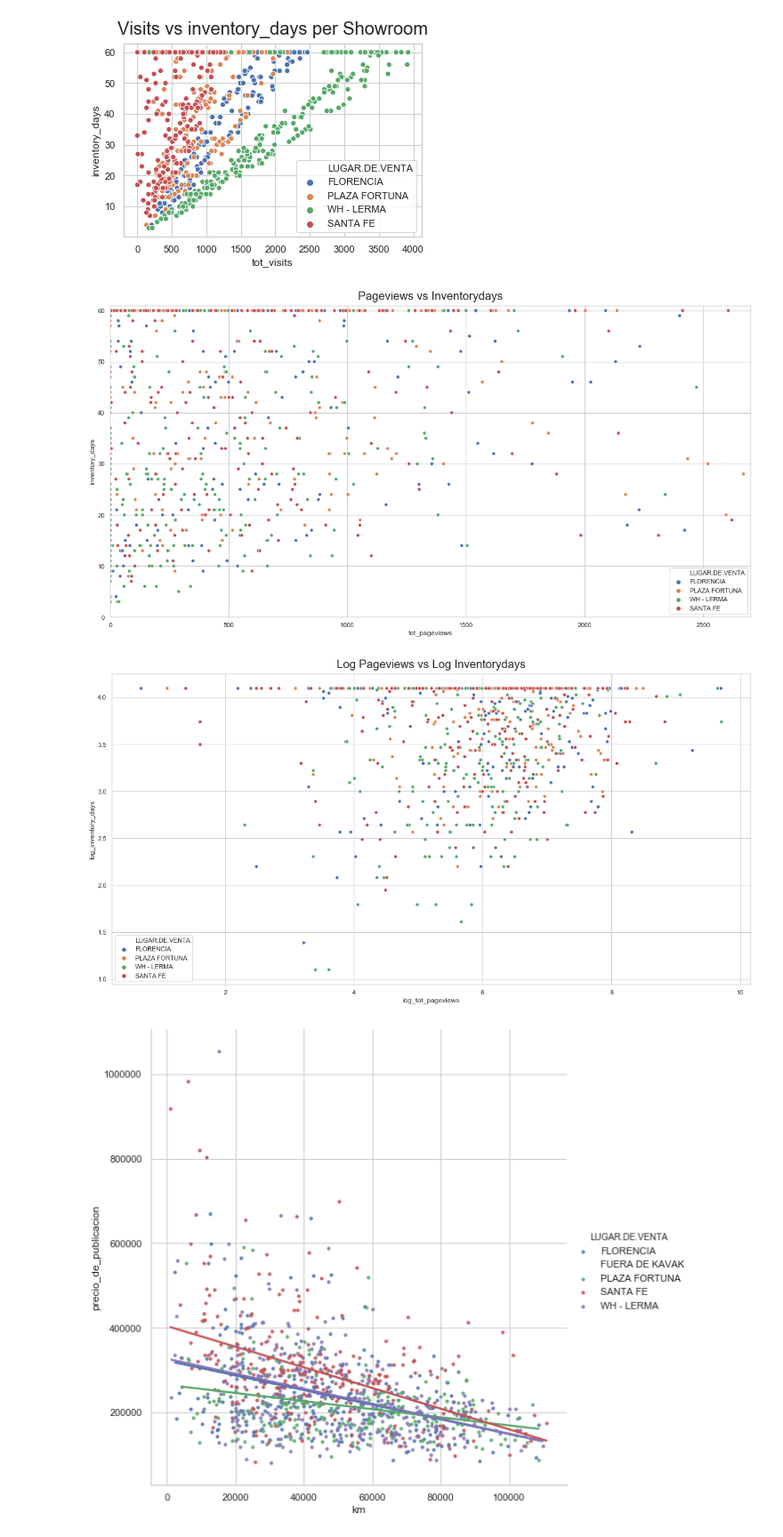
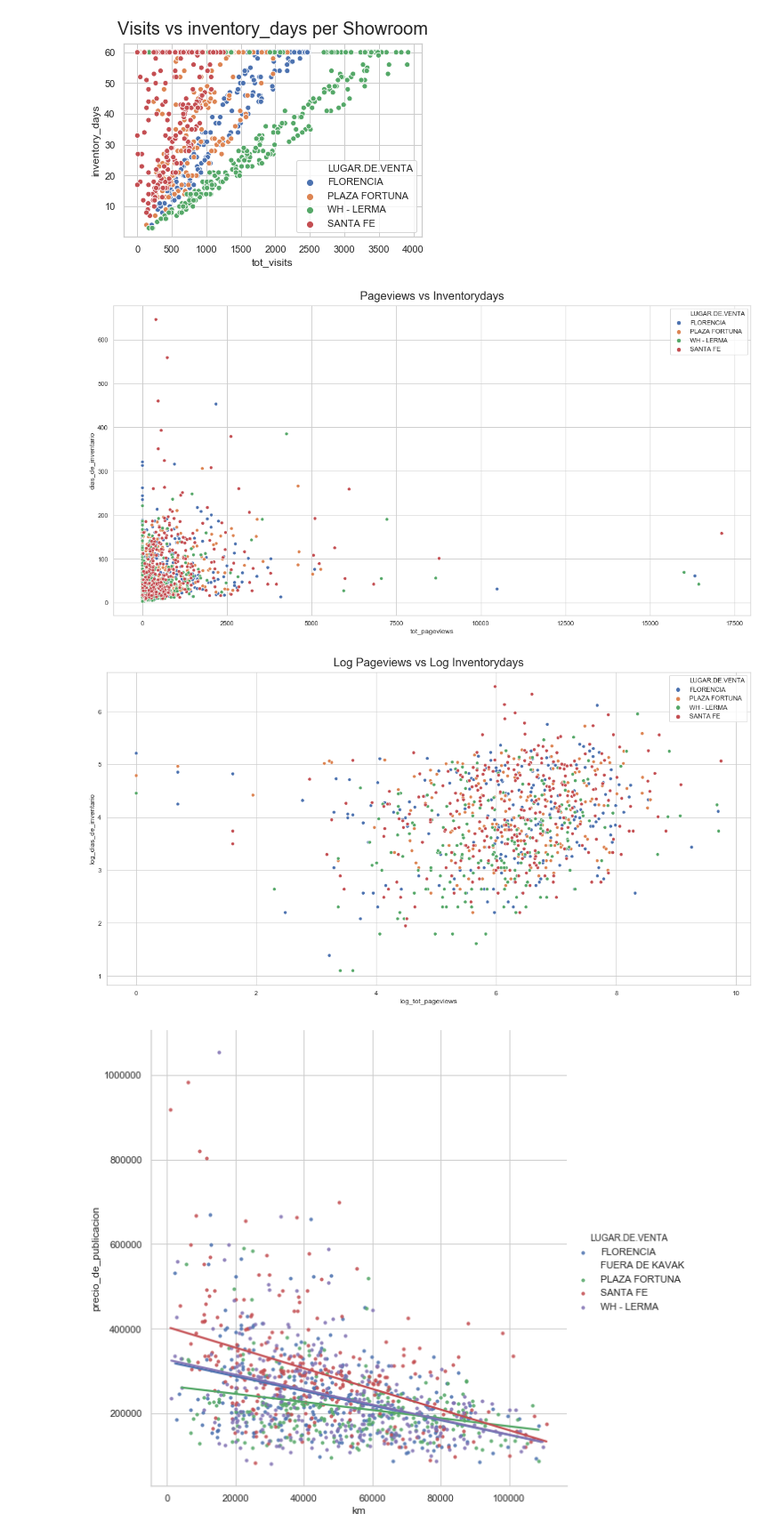
Before and after one commit to mexico-team-5/showrooms-data-analysis, a Jupyter notebook: EDA_edgar.ipynb, the cells around one changed output. Shown at 89% size. Cells and saved outputs as stored; diff of their text form; code cells hidden in the pictures.

```diff
--- a/EDA_edgar.ipynb
+++ b/EDA_edgar.ipynb
@@ -119,10 +119,10 @@ for indice_fila, fila in SS.iterrows():
     invdays=SS.loc[indice_fila,'dias_de_inventario']
     invdays=int(invdays)
     firstdate = lastdate-datetime.timedelta(days=invdays)
-    if invdays>=60:
-        invdays=60
-    else:
-        invdays
+    #if invdays>=60:
+    #    invdays=60
+    #else:
+    #    invdays
     newlastday = firstdate+datetime.timedelta(days=invdays)
     pv = OPV[(OPV['stock_id']==stockid) & (OPV['opvdatetime']<=newlastday)]
     value=pv['#pageviews'].sum()
@@ -137,10 +137,10 @@ for indice_fila, fila in SS.iterrows():
     invdays=SS.loc[indice_fila,'dias_de_inventario']
     invdays=int(invdays)
     firstdate = lastdate-datetime.timedelta(days=invdays)
-    if invdays>=60:
-        invdays=60
-    else:
-        invdays
+    #if invdays>=60:
+    #    invdays=60
+    #else:
+    #    invdays
     newlastday = firstdate+datetime.timedelta(days=invdays)
     pv = OPV[(OPV['stock_id']==stockid) & (OPV['opvdatetime']<=newlastday)]
     value=pv['#pageviews'].mean()
@@ -478,24 +483,24 @@ plt.title("Visits vs inventory_days per Showroom", fontsize=20, verticalalignmen
 [figure]
 # %%
 SS['log_tot_pageviews'] = SS['tot_pageviews'].apply(lambda x: np.log(x))
-SS['log_inventory_days'] = SS['inventory_days'].apply(lambda x: np.log(x))
+SS['log_dias_de_inventario'] = SS['dias_de_inventario'].apply(lambda x: np.log(x))
 
 fig, ax = plt.subplots(figsize=(20,10))
-lm=sns.scatterplot(x='tot_pageviews', y='inventory_days',data=SS,
+lm=sns.scatterplot(x='tot_pageviews', y='dias_de_inventario',data=SS,
            hue="LUGAR.DE.VENTA")
 axes= lm.axes
-axes.set_xlim([0,2700])
-axes.set_ylim([0,61])
+#axes.set_xlim([0,2700])
+#axes.set_ylim([0,61])
 plt.title("Pageviews vs Inventorydays", fontsize=20, verticalalignment='bottom');
 
 fig, ax = plt.subplots(figsize=(20,10))
-lm=sns.scatterplot(x='log_tot_pageviews', y='log_inventory_days',data=SS,
+lm=sns.scatterplot(x='log_tot_pageviews', y='log_dias_de_inventario',data=SS,
            hue="LUGAR.DE.VENTA")
 axes= lm.axes
 plt.title("Log Pageviews vs Log Inventorydays", fontsize=20, verticalalignment='bottom');
 # %% [output]
-[figure, old version]
+[figure, new version]
-[figure, old version]
+[figure, new version]
 # %%
 lm=sns.lmplot(x='km', y='precio_de_publicacion',data=SS,
            hue="LUGAR.DE.VENTA", height=8, scatter_kws={"s": 10},sharex=False,sharey=False,ci=None)
```
Also changed, not shown: parts of 8 cells of this notebook.
